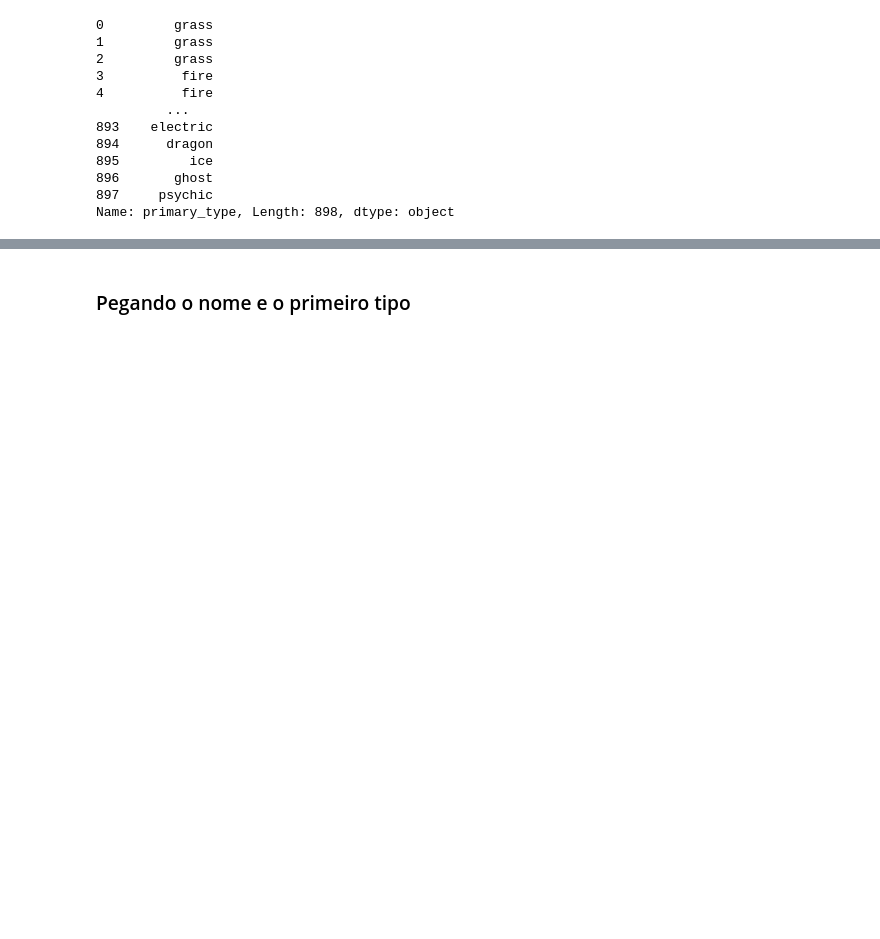
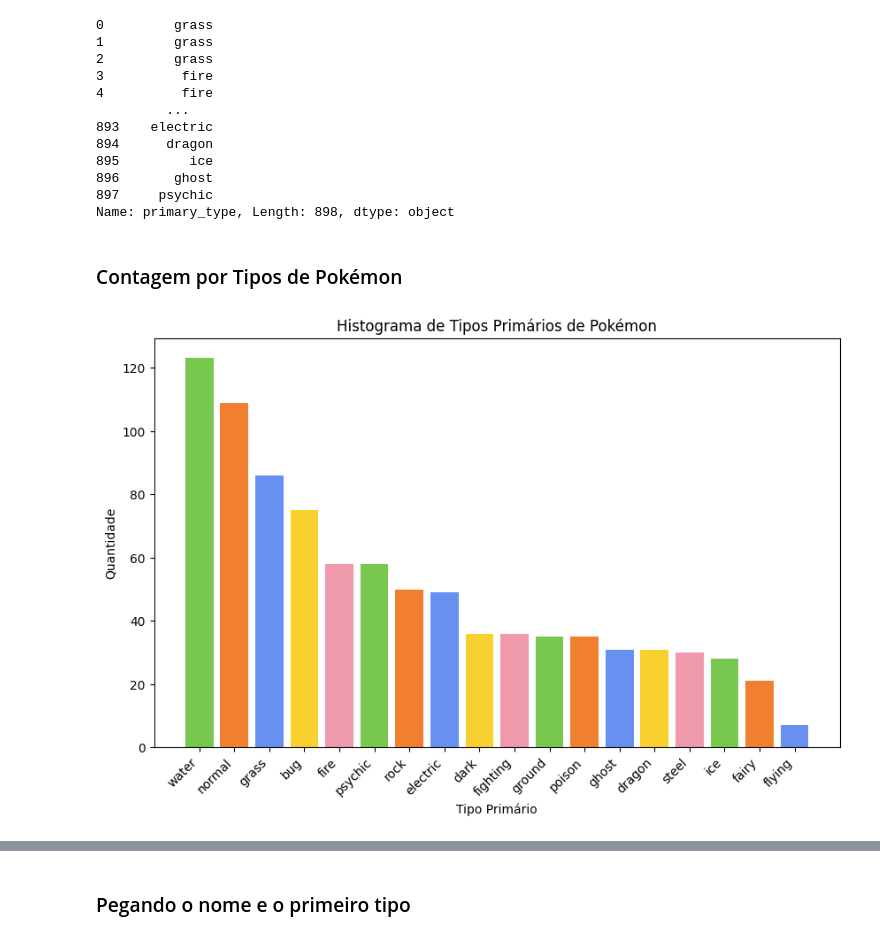
Before and after one commit to Rxz1Eaco/PokemonAnalysis, a Jupyter notebook: pokemonanalysis.ipynb, the cells around one changed output, grey strips where cells are left out. Cells and saved outputs as stored; diff of their text form; code cells hidden in the pictures; blank space fills up the shorter version.

```diff
--- a/pokemonanalysis.ipynb
+++ b/pokemonanalysis.ipynb
@@ -133,3 +134,16 @@ display(colums_type)
 896       ghost
 897     psychic
 Name: primary_type, Length: 898, dtype: object
+# %% [markdown]
+### Contagem por Tipos de Pokémon
+# %%
+contagem_tipos = df_pokemon["primary_type"].value_counts()
+plt.figure(figsize=(10, 6))
+plt.bar(contagem_tipos.index, contagem_tipos, color=['#78C850', '#F08030', '#6890F0', '#F8D030', '#EE99AC'])
+plt.title('Histograma de Tipos Primários de Pokémon')
+plt.xlabel('Tipo Primário')
+plt.ylabel('Quantidade')
+plt.xticks(rotation=45, ha='right')
+plt.show()
+# %% [output]
+[figure, added]
```
Also changed, not shown: parts of 3 cells of this notebook, 3 other files.
